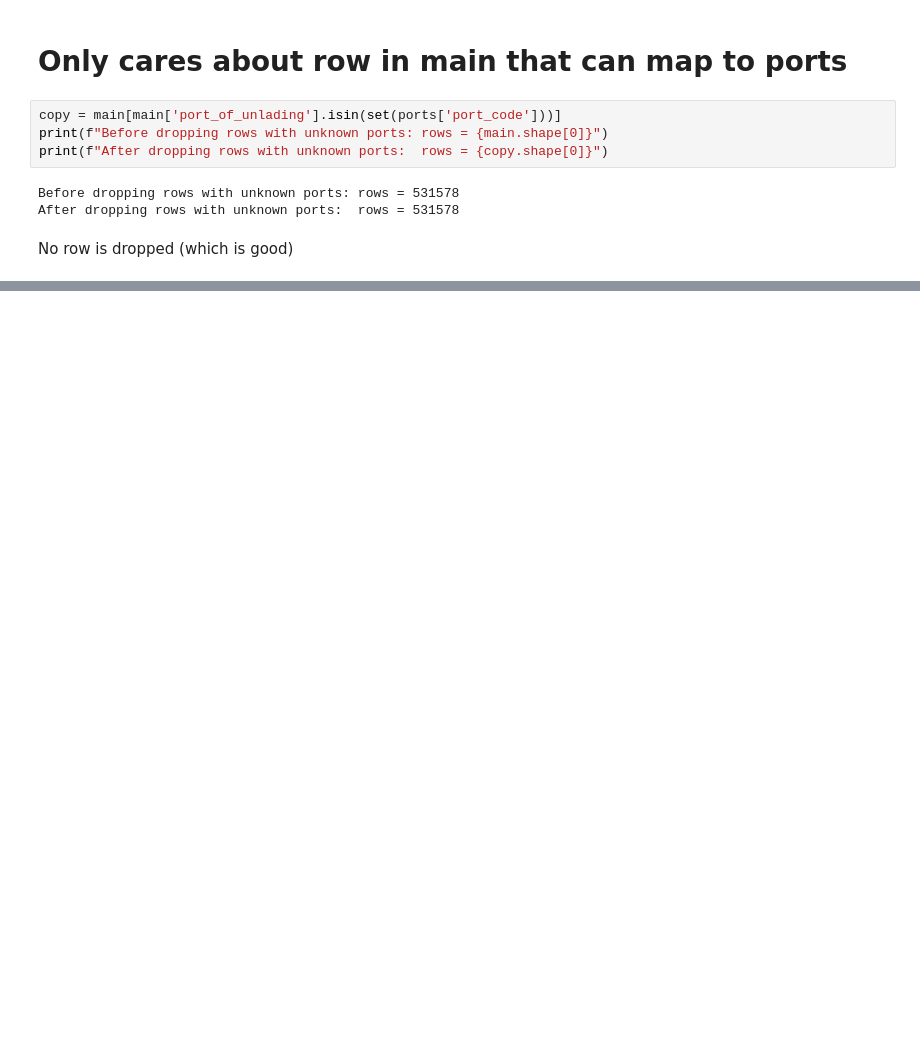
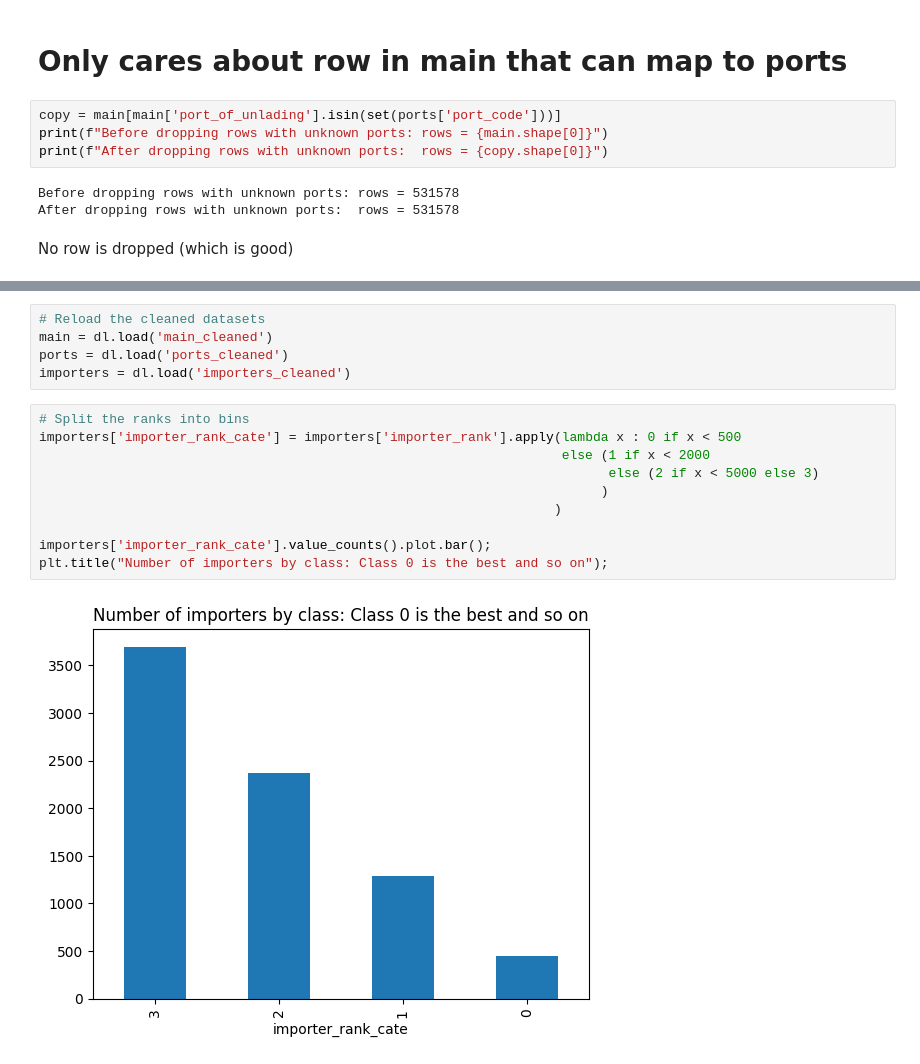
Before and after one commit to xtfocus/impgenius, a Jupyter notebook: notebooks/Skills Test Data Scientist.ipynb, the cells around one changed output, grey strips where cells are left out. Saved outputs shown, nothing was run; the diff lists cells and outputs as text; blank space fills up the shorter version.

```diff
--- a/notebooks/Skills Test Data Scientist.ipynb
+++ b/notebooks/Skills Test Data Scientist.ipynb
@@ -705,0 +377,17 @@ print(report)
+# %%
+# Reload the cleaned datasets
+main = dl.load('main_cleaned')
+ports = dl.load('ports_cleaned')
+importers = dl.load('importers_cleaned')
+# %%
+# Split the ranks into bins
+importers['importer_rank_cate'] = importers['importer_rank'].apply(lambda x : 0 if x < 500
+                                                                   else (1 if x < 2000
+                                                                         else (2 if x < 5000 else 3)
+                                                                        )
+                                                                  )
+
+importers['importer_rank_cate'].value_counts().plot.bar();
+plt.title("Number of importers by class: Class 0 is the best and so on");
+# %% [output]
+[figure, added]
```
Also changed, not shown: parts of 90 cells of this notebook, 7 other files.
